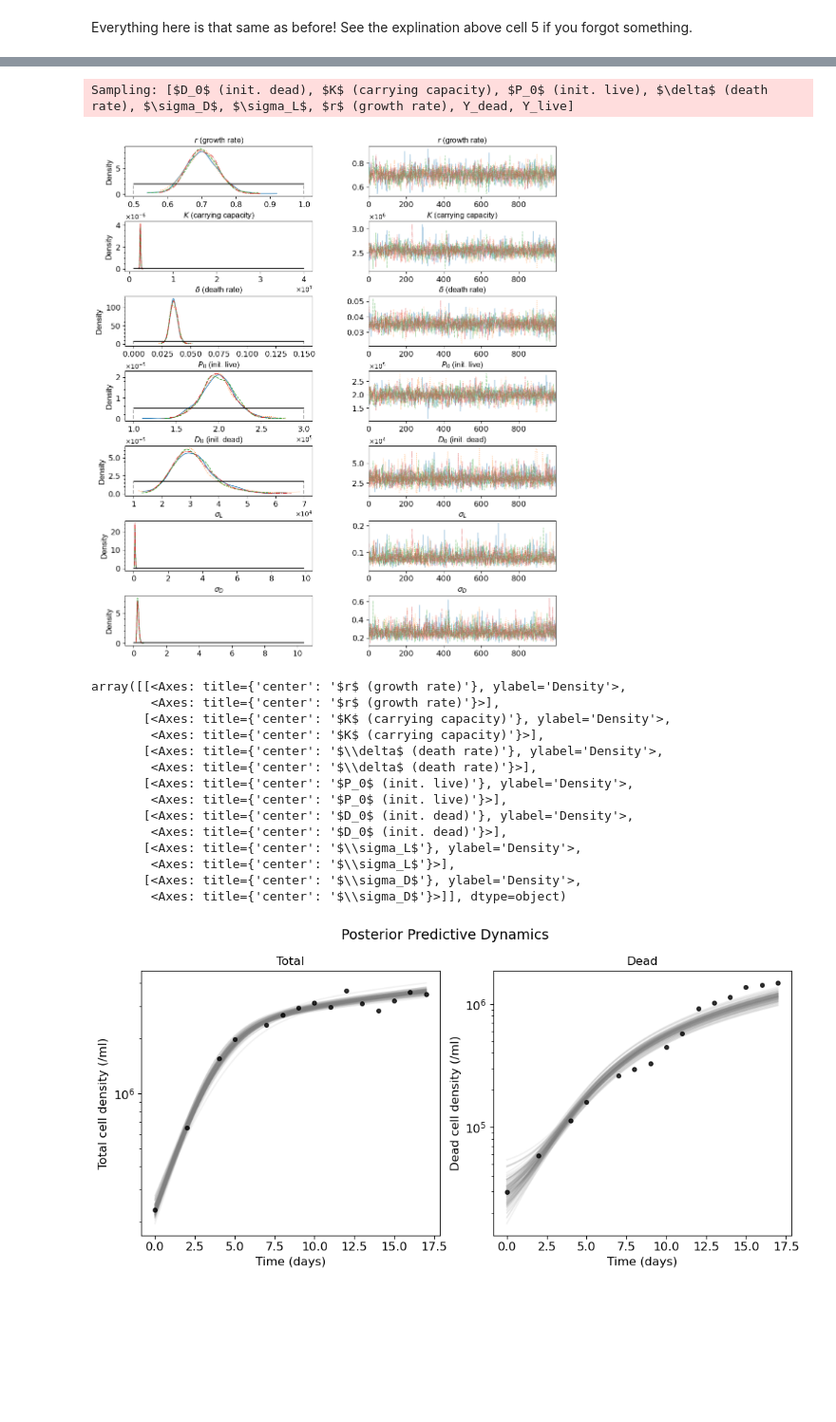
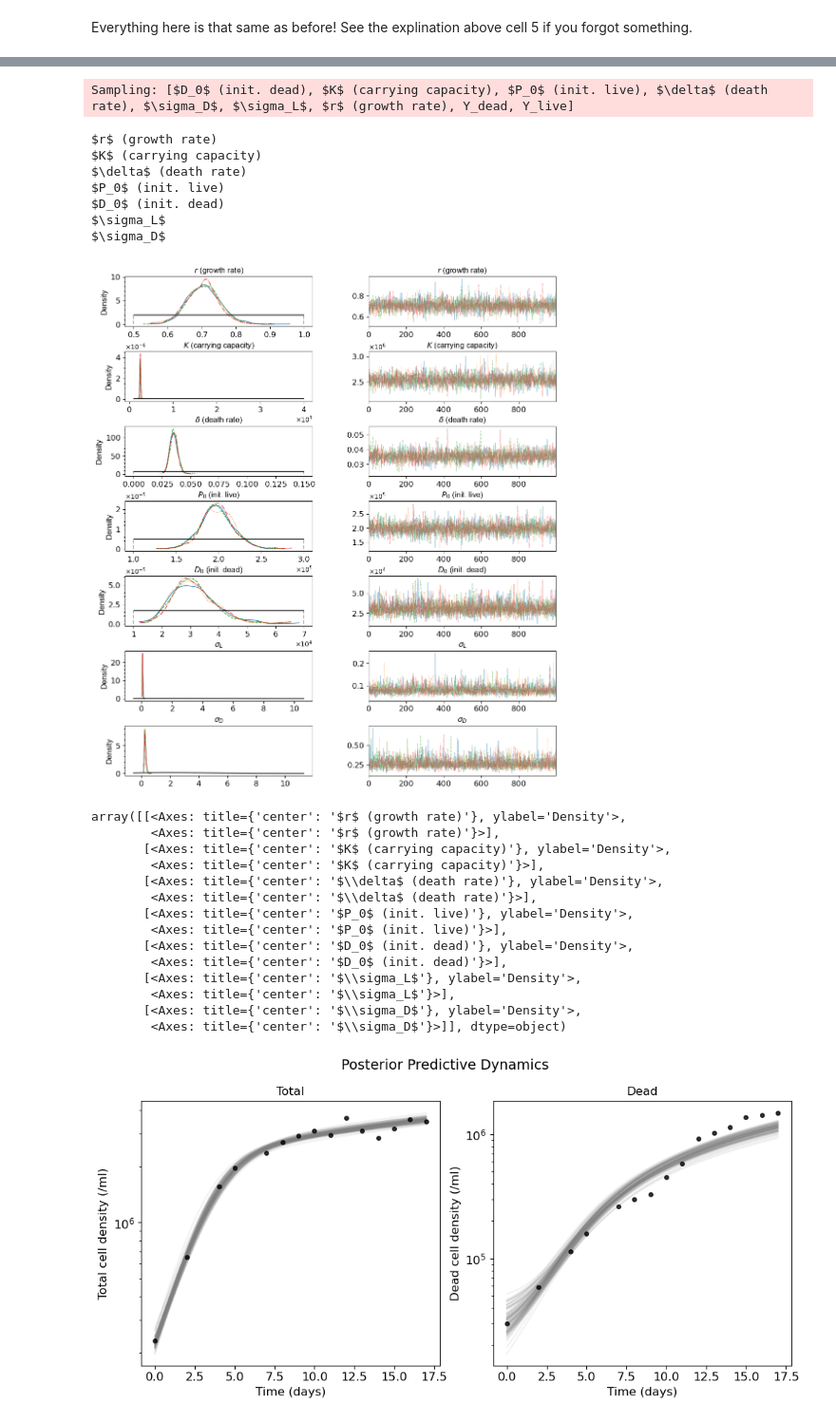
Before and after one commit to B2-Bayesian-for-Biology/MCMCwithODEs_primer, a Jupyter notebook: docs/education/python/case_study_2.ipynb, the cells around one changed output, grey strips where cells are left out. Shown at 95% size. Cells and saved outputs as stored; diff of their text form; code cells hidden in the pictures; blank space fills up the shorter version.

```diff
--- a/docs/education/python/case_study_2.ipynb
+++ b/docs/education/python/case_study_2.ipynb
@@ -294,27 +299,35 @@ Sampling 4 chains for 1_000 tune and 1_000 draw iterations (4_000 + 4_000 draws
 # %%
 plot_trace(trace=trace,
            model=model,
+           uni=["$r$ (growth rate)", "$K$ (carrying capacity)", "$\delta$ (death rate)", "$P_0$ (init. live)", "$D_0$ (init. dead)"],
            fontname='Arial',
            fontsize=12,
            num_prior_samples=2000,
            save_path='figures/vardi_growth_death_chains.png')
 # %% [output]
 Sampling: [$D_0$ (init. dead), $K$ (carrying capacity), $P_0$ (init. live), $\delta$ (death rate), $\sigma_D$, $\sigma_L$, $r$ (growth rate), Y_dead, Y_live]
+$r$ (growth rate)
+$K$ (carrying capacity)
+$\delta$ (death rate)
+$P_0$ (init. live)
+$D_0$ (init. dead)
+$\sigma_L$
+$\sigma_D$
-[figure, old version]
+[figure, new version]
-array([[<Axes: title={'center': '$r$ (growth rate)'}, ylabel='Density'>,
-        <Axes: title={'center': '$r$ (growth rate)'}>],
-       [<Axes: title={'center': '$K$ (carrying capacity)'}, ylabel='Density'>,
-        <Axes: title={'center': '$K$ (carrying capacity)'}>],
-       [<Axes: title={'center': '$\\delta$ (death rate)'}, ylabel='Density'>,
-        <Axes: title={'center': '$\\delta$ (death rate)'}>],
-       [<Axes: title={'center': '$P_0$ (init. live)'}, ylabel='Density'>,
-        <Axes: title={'center': '$P_0$ (init. live)'}>],
-       [<Axes: title={'center': '$D_0$ (init. dead)'}, ylabel='Density'>,
-        <Axes: title={'center': '$D_0$ (init. dead)'}>],
-       [<Axes: title={'center': '$\\sigma_L$'}, ylabel='Density'>,
-        <Axes: title={'center': '$\\sigma_L$'}>],
-       [<Axes: title={'center': '$\\sigma_D$'}, ylabel='Density'>,
-        <Axes: title={'center': '$\\sigma_D$'}>]], dtype=object)
+array([[<Axes: title={'center': '$r$ (growth rate)'}, ylabel='Density'>,
+        <Axes: title={'center': '$r$ (growth rate)'}>],
+       [<Axes: title={'center': '$K$ (carrying capacity)'}, ylabel='Density'>,
+        <Axes: title={'center': '$K$ (carrying capacity)'}>],
+       [<Axes: title={'center': '$\\delta$ (death rate)'}, ylabel='Density'>,
+        <Axes: title={'center': '$\\delta$ (death rate)'}>],
+       [<Axes: title={'center': '$P_0$ (init. live)'}, ylabel='Density'>,
+        <Axes: title={'center': '$P_0$ (init. live)'}>],
+       [<Axes: title={'center': '$D_0$ (init. dead)'}, ylabel='Density'>,
+        <Axes: title={'center': '$D_0$ (init. dead)'}>],
+       [<Axes: title={'center': '$\\sigma_L$'}, ylabel='Density'>,
+        <Axes: title={'center': '$\\sigma_L$'}>],
+       [<Axes: title={'center': '$\\sigma_D$'}, ylabel='Density'>,
+        <Axes: title={'center': '$\\sigma_D$'}>]], dtype=object)
 # %%
 dataset_postprocessing = {
 "Total cells": [
```
Also changed, not shown: parts of 3 cells of this notebook, 12 other files.
